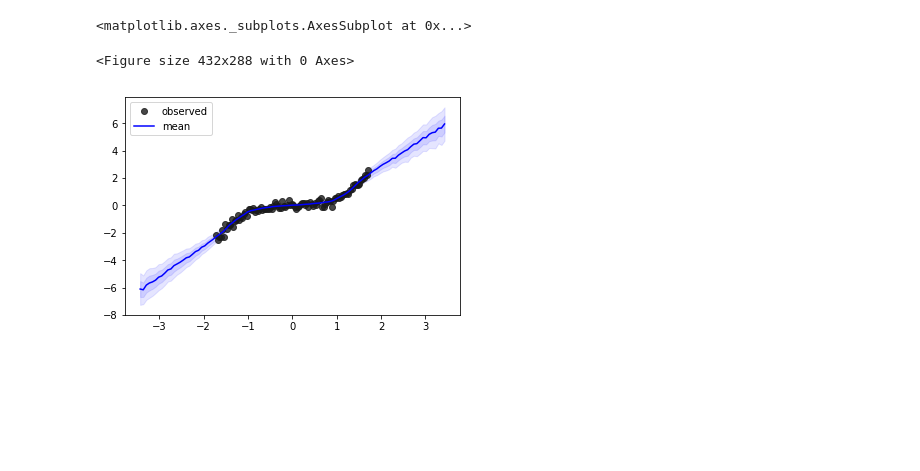
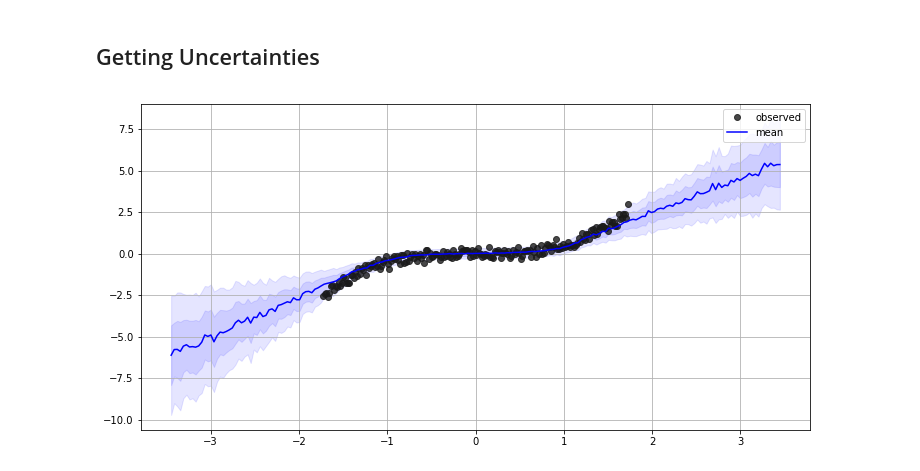
Before and after one commit to rsilveira79/bayesian_notebooks, a Jupyter notebook: uncertainty_notebooks/uncertainty_mc_dropout.ipynb, the cells around one changed output. Cells and saved outputs as stored; diff of their text form; code cells hidden in the pictures; blank space fills up the shorter version.

```diff
--- a/uncertainty_notebooks/uncertainty_mc_dropout.ipynb
+++ b/uncertainty_notebooks/uncertainty_mc_dropout.ipynb
@@ -30,7 +33,7 @@ class SimpleModel(torch.nn.Module):
         return self.f(X)
 # %%
-def uncertainity_estimate(X, model, iters, l2):
-    outputs = np.hstack([model(X[:, np.newaxis]).data.numpy() for i in trange(iters)])
+def uncertainity_estimate(x, model, iters, l2):
+    outputs = np.hstack([model(x).data.numpy() for i in trange(iters)])
     y_mean = outputs.mean(axis=1)
     y_variance = outputs.var(axis=1)
     tau = l2 * (1. - model.dropout_p) / (2. * N * model.decay)
@@ -79,26 +103,26 @@ model = SimpleModel(p=0.1, decay=1e-6)
+# %% [markdown]
+## Getting Uncertainties
 # %%
-def plot_model(model, l2, iters=200, n_std=3, ax=None):
-    if ax is None:
-        plt.close("all")
-        plt.clf()
-        fig, ax = plt.subplots(1,1)
-    y_mean, y_std = uncertainity_estimate(X_true, model, iters, l2)
+iters_uncertainty = 200
 
-    ax.plot(X_obs, y_obs, ls="none", marker="o", color="0.1", alpha=0.8, label="observed")
-    ax.plot(X_true, y_mean, ls="-", color="b", label="mean")
-    for i in range(n_std):
-        ax.fill_between(
-            X_true,
-            y_mean - y_std * ((i+1.)/2.),
-            y_mean + y_std * ((i+1.)/2.),
-            color="b",
-            alpha=0.1
-        )
-    ax.legend()
-    return ax
+## Lengh-Scale - a priori with long length-scale l results in weights with low magnitude,
+## and as a result slow-varying induced functions.
+## On the other hand, placing a prior distribution with a short length-scale gives
+## high magnitude weights, and as a result erratic functions with high frequencies.
+lengthscale = 0.01
+n_std = 2 # number of standard deviations to plot
+y_mean, y_std = uncertainity_estimate(x_test, model, iters_uncertainty, lengthscale)
+
+plt.figure(figsize=(12,6))
+plt.plot(x_obs, y_obs, ls="none", marker="o", color="0.1", alpha=0.8, label="observed")
+plt.plot(x_test, y_mean, ls="-", color="b", label="mean")
+for i in range(n_std):
+    plt.fill_between( x_test,
+        y_mean - y_std * ((i+1.)/2.),
+        y_mean + y_std * ((i+1.)/2.),
+        color="b",
+        alpha=0.1)
+plt.legend()
+plt.grid()
+# %% [output]
+[figure, added]
-# %%
-plot_model(model, l2, n_std=2)
-# %% [output]
-<matplotlib.axes._subplots.AxesSubplot at 0x...>
-<Figure size 432x288 with 0 Axes>
-[figure, removed]
```
Also changed, not shown: parts of 16 cells of this notebook.
